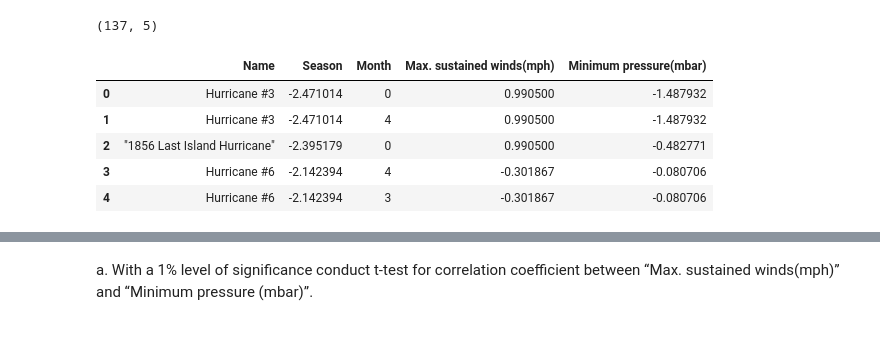
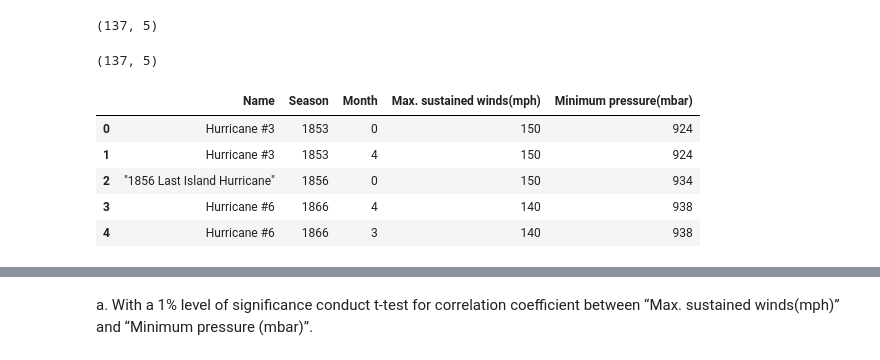
Before and after one commit to anushk4/CSE558-Assignments, a Jupyter notebook: q4.ipynb, the cells around one changed output, grey strips where cells are left out. Drawn from its saved outputs; the diff is of its cells as text; code cells hidden in the pictures.

```diff
--- a/q4.ipynb
+++ b/q4.ipynb
@@ -31,10 +29,16 @@ df.head()
 | 2 | "1856 Last Island Hurricane" | 1856 | August | 150 | 934 |
 | 3 | Hurricane #6 | 1866 | September | 140 | 938 |
 | 4 | Hurricane #6 | 1866 | October | 140 | 938 |
+# %%
+df_normalize = df.copy()
 # %%
 df.shape
 # %% [output]
 (137, 5)
+# %%
+df_normalize.shape
+# %% [output]
+(137, 5)
 # %%
 from sklearn.preprocessing import LabelEncoder
 # %%
@@ -42,16 +46,16 @@ from sklearn.preprocessing import LabelEncoder
 label_encoder = LabelEncoder()
 
 # Apply LabelEncoder to the 'Month' column
-temp['Month'] = label_encoder.fit_transform(temp['Month'])
+df_normalize['Month'] = label_encoder.fit_transform(df_normalize['Month'])
 # %%
-temp.head()
+df_normalize.head()
 # %% [output]
 |  | Name | Season | Month | Max. sustained winds(mph) | Minimum pressure(mbar) |
-| 0 | Hurricane #3 | -2.471014 | 0 | 0.990500 | -1.487932 |
-| 1 | Hurricane #3 | -2.471014 | 4 | 0.990500 | -1.487932 |
-| 2 | "1856 Last Island Hurricane" | -2.395179 | 0 | 0.990500 | -0.482771 |
-| 3 | Hurricane #6 | -2.142394 | 4 | -0.301867 | -0.080706 |
-| 4 | Hurricane #6 | -2.142394 | 3 | -0.301867 | -0.080706 |
+| 0 | Hurricane #3 | 1853 | 0 | 150 | 924 |
+| 1 | Hurricane #3 | 1853 | 4 | 150 | 924 |
+| 2 | "1856 Last Island Hurricane" | 1856 | 0 | 150 | 934 |
+| 3 | Hurricane #6 | 1866 | 4 | 140 | 938 |
+| 4 | Hurricane #6 | 1866 | 3 | 140 | 938 |
 # %%
 def mean_of_data(column):
     total = 0
```
Also changed, not shown: parts of 20 cells of this notebook.
